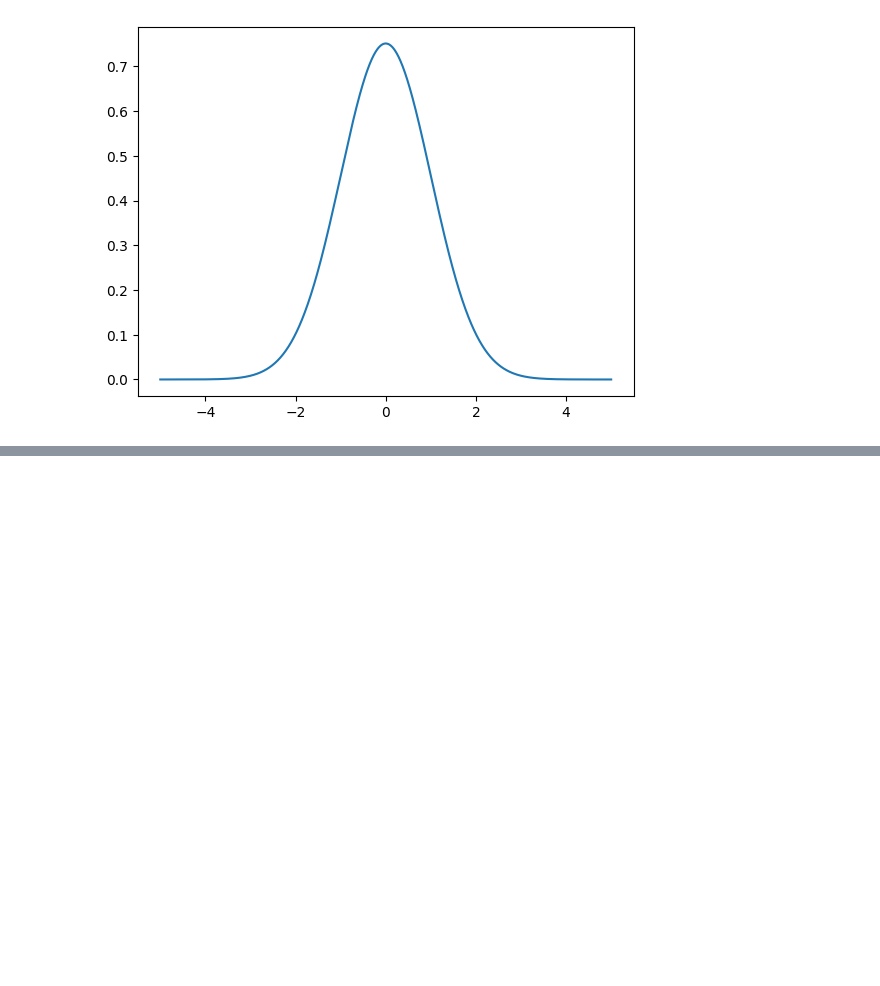
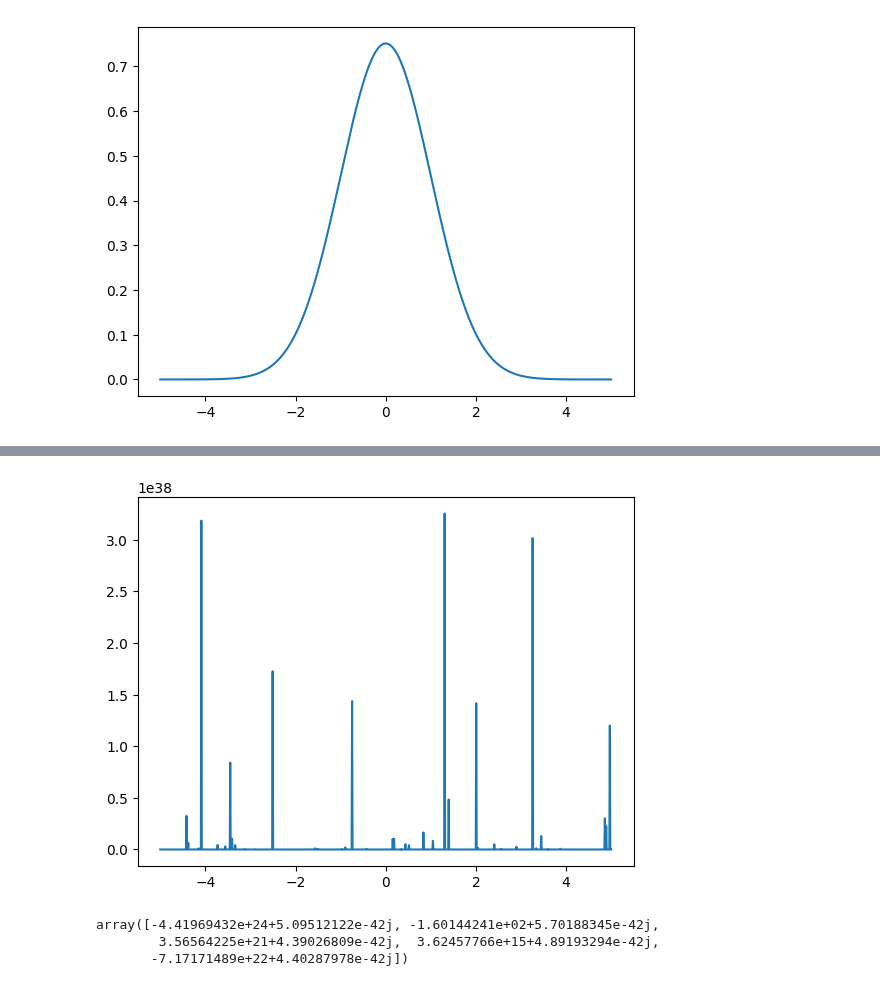
Before and after one commit to jchryssanthacopoulos/quantum_information, a Jupyter notebook: assignment_5/src/plot_wavefunction.ipynb, the cells around one changed output, grey strips where cells are left out. Drawn from its saved outputs; the diff is of its cells as text; code cells hidden in the pictures; blank space fills up the shorter version.

```diff
--- a/assignment_5/src/plot_wavefunction.ipynb
+++ b/assignment_5/src/plot_wavefunction.ipynb
@@ -16,10 +16,11 @@ def read_wavefunction_file(filename):
     t_grid = np.array(data[1].split()[3:], dtype=float)
 
     # get wavefunction
-    wavefunction = np.zeros((len(x_grid), len(t_grid)))
+    wavefunction = np.zeros((len(x_grid), len(t_grid)), dtype=complex)
 
     for i in range(len(t_grid)):
-        wavefunction[:, i] = np.array(data[i + 2].split(), dtype=float)
+        z_str = [x.strip(')').strip('(').split(',') for x in data[i + 2].split()]
+        wavefunction[:, i] = np.array([complex(float(a[0]), float(a[1])) for a in z_str], dtype=complex)
 
     return x_grid, t_grid, wavefunction
 # %%
@@ -42,0 +49,10 @@ np.linalg.norm(wavefunction[:, 0])
+# %%
+plt.plot(x_grid, np.absolute(wavefunction[:, 1]));
+# %% [output]
+[figure, added]
+# %%
+wavefunction[:5, 1]
+# %% [output]
+array([-4.41969432e+24+5.09512122e-42j, -1.60144241e+02+5.70188345e-42j,
+        3.56564225e+21+4.39026809e-42j,  3.62457766e+15+4.89193294e-42j,
+       -7.17171489e+22+4.40287978e-42j])
```
Also changed, not shown: parts of 4 cells of this notebook, 3 other files.
